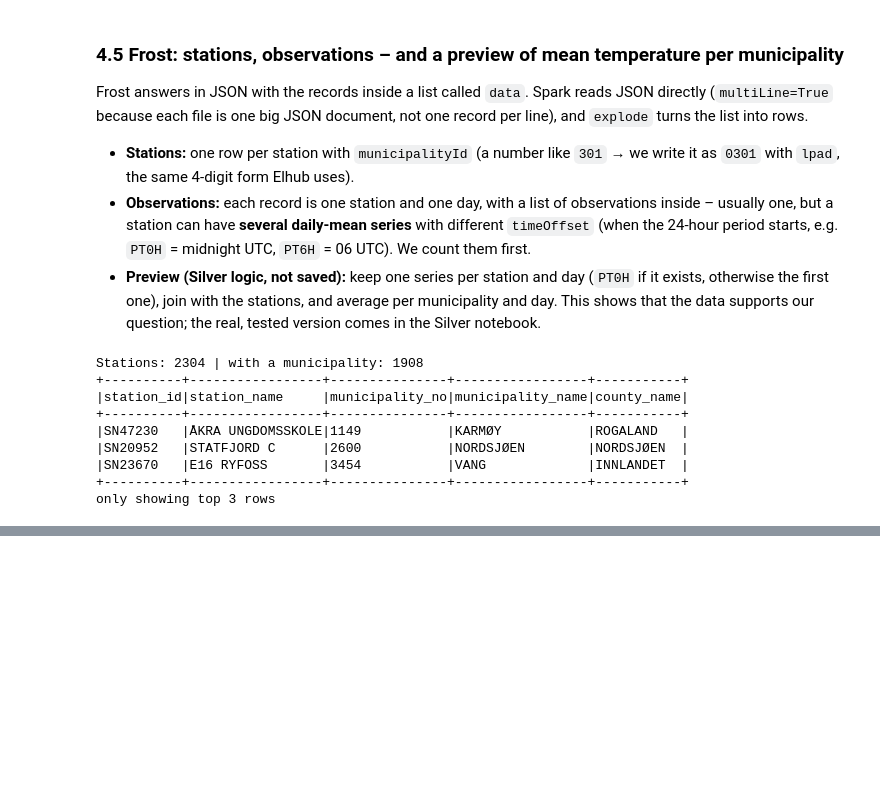
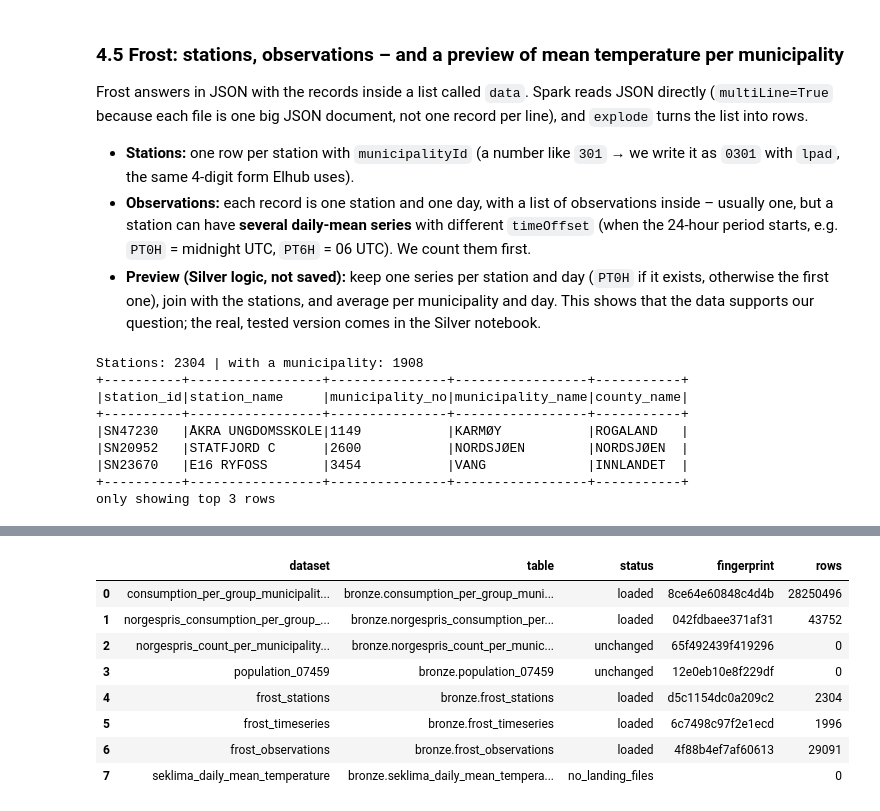
Before and after one commit to aaamainorg/dat535-group24, a Jupyter notebook: notebooks/01_bronze.ipynb, the cells around one changed output, grey strips where cells are left out. Cells and saved outputs as stored; diff of their text form; code cells hidden in the pictures; blank space fills up the shorter version.

Commit message:
add postgres

```diff
--- a/notebooks/01_bronze.ipynb
+++ b/notebooks/01_bronze.ipynb
@@ -720,0 +762,3 @@ print(spark.version)
+# %%
+spark = get_spark()                                             # one session for profiling (4) and loading (5)
+print("Spark", spark.version, "| PostgreSQL target:", PG_URL)  # the URL holds no password
@@ -736,9 +800,9 @@ def newest_files(dataset):
         latest_layout = layouts.sort_values("run_id").groupby("period").tail(1)[["period", "_layout"]]
         all_rows = all_rows.merge(latest_layout, on=["period", "_layout"])
     rows = all_rows[all_rows.status.isin(("ingested", "skipped_duplicate"))
-                    & all_rows.bronze_path.notna()]  # latest successful fetches with a stored path
+                    & all_rows.landing_path.notna()]  # latest successful fetches with a stored path
     newest = rows.sort_values("run_id").groupby(["period", "original_filename"]).tail(1)  # newest per file
-    paths = [os.path.join(BRONZE_DIR, p) for p in newest.bronze_path]                 # full paths
+    paths = [os.path.join(LANDING_DIR, p) for p in newest.landing_path]                 # full paths
     return [p[:-len(".zip")] + "_unzipped" if p.endswith(".zip") else p for p in paths]  # ZIP -> its unpacked folder
 
 def guess_sep(dataset, default):
@@ -757,10 +821,10 @@ def read_bronze(cfg):
     sep = guess_sep(cfg["dataset"], cfg["sep"])                 # Elhub's ZIP may use another separator than our samples
     df = (spark.read
           .option("header", True)                               # first line = column names
-          .option("inferSchema", False)                         # keep everything as text in Bronze
+          .option("inferSchema", False)                         # keep everything as text (raw)
           .option("sep", sep)                                   # separator for this dataset
           .option("encoding", "UTF-8")
           .csv(files))                                          # list of files -> one DataFrame
-    return df.toDF(*[c.replace("﻿", "").strip() for c in df.columns])  # remove BOM from column names only
-
-bronze = {cfg["dataset"]: read_bronze(cfg) for cfg in SOURCES}  # one DataFrame per CSV dataset (None for JSON)
+    clean = [c.replace("\ufeff", "").strip() for c in df.columns]  # remove BOM from column names only
+    return df.select(*[F.col(f"`{c}`").alias(n) for c, n in zip(df.columns, clean)],  # same columns, clean names
+                     F.col("_metadata.file_path").alias("_source_file"))         # + which landing file
@@ -852,16 +918,18 @@ Frost answers in JSON with the records inside a list called `data`. Spark reads
 * **Observations:** each record is one station and one day, with a list of observations inside – usually one, but a station can have **several daily-mean series** with different `timeOffset` (when the 24-hour period starts, e.g. `PT0H` = midnight UTC, `PT6H` = 06 UTC). We count them first.
 * **Preview (Silver logic, not saved):** keep one series per station and day (`PT0H` if it exists, otherwise the first one), join with the stations, and average per municipality and day.
   This shows that the data supports our question; the real, tested version comes in the Silver notebook.
+# %%
+def read_frost(dataset):
+    """Read all newest Frost JSON files of a dataset with Spark and explode the 'data' list into rows."""
+    files = newest_files(dataset)                               # all JSON files of the dataset
+    if not files:
+        print(f"-- {dataset}: nothing in landing yet (is FROST_CLIENT_ID set?)")
+        return None
+    raw = spark.read.option("multiLine", True).json(files)      # one JSON document per file
+    return (raw.select(F.explode("data").alias("d"),            # one row per element of "data"
+                       F.col("_metadata.file_path").alias("_source_file"))  # + which landing file
+               .select("d.*", "_source_file"))
 # %%
-def read_frost(dataset):
-    """Read all newest Frost JSON files of a dataset with Spark and explode the 'data' list into rows."""
-    files = newest_files(dataset)                               # all JSON files of the dataset
-    if not files:
-        print(f"-- {dataset}: nothing in Bronze yet (is FROST_CLIENT_ID set?)")
-        return None
-    raw = spark.read.option("multiLine", True).json(files)      # one JSON document per file
-    return raw.select(F.explode("data").alias("d")).select("d.*")  # one row per element of "data"
-
 stations = read_frost("frost_stations")                         # step 1: station -> municipality
 observations = read_frost("frost_observations")                 # step 3: daily means
 
@@ -952,0 +1167,4 @@ Municipalities with at least one station: 321 of ~357 -> the rest need a fallbac
+# %%
+pg_result = run_bronze_to_postgres()                            # load all datasets
+pd.DataFrame(pg_result.get("tables", []))                       # one line per table: status and rows
+# %% [output]
@@ -952,0 +1178,9 @@ Municipalities with at least one station: 321 of ~357 -> the rest need a fallbac
+|  | dataset | table | status | fingerprint | rows |
+| 0 | consumption_per_group_municipalit... | bronze.consumption_per_group_muni... | loaded | 8ce64e60848c4d4b | 28250496 |
+| 1 | norgespris_consumption_per_group_... | bronze.norgespris_consumption_per... | loaded | 042fdbaee371af31 | 43752 |
+| 2 | norgespris_count_per_municipality... | bronze.norgespris_count_per_munic... | unchanged | 65f492439f419296 | 0 |
+| 3 | population_07459 | bronze.population_07459 | unchanged | 12e0eb10e8f229df | 0 |
+| 4 | frost_stations | bronze.frost_stations | loaded | d5c1154dc0a209c2 | 2304 |
+| 5 | frost_timeseries | bronze.frost_timeseries | loaded | 6c7498c97f2e1ecd | 1996 |
+| 6 | frost_observations | bronze.frost_observations | loaded | 4f88b4ef7af60613 | 29091 |
+| 7 | seklima_daily_mean_temperature | bronze.seklima_daily_mean_tempera... | no_landing_files |  | 0 |
```
Also changed, not shown: parts of 37 cells of this notebook, 11 other files.
